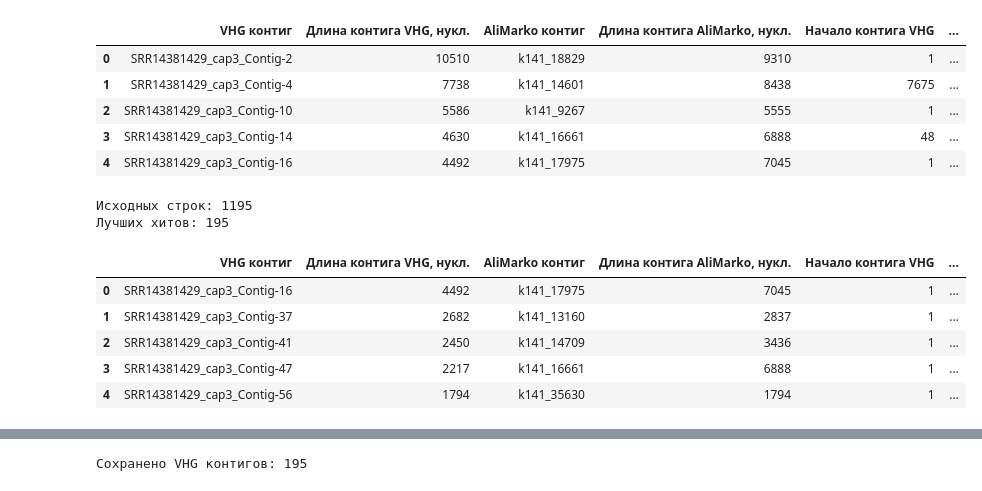
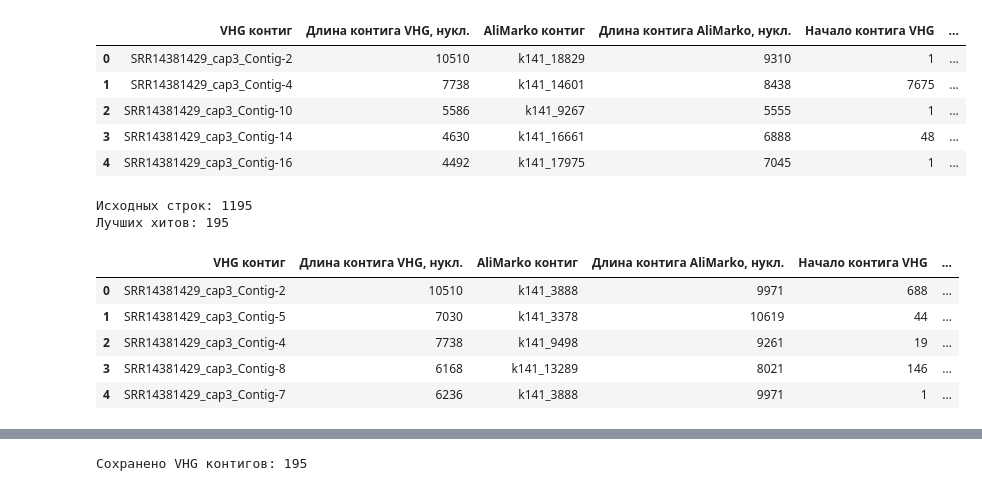
Before and after one commit to Finkonn/picorna-virome, a Jupyter notebook: miniproj/blast_vhg_vs_alimarko/visualise_vhg_vs_alimarko_comparison.ipynb, the cells around one changed output, grey strips where cells are left out. Cells and saved outputs as stored; diff of their text form; code cells hidden in the pictures.

```diff
--- a/miniproj/blast_vhg_vs_alimarko/visualise_vhg_vs_alimarko_comparison.ipynb
+++ b/miniproj/blast_vhg_vs_alimarko/visualise_vhg_vs_alimarko_comparison.ipynb
@@ -18,38 +18,34 @@ df.head()
 | 3 | SRR14381429_cap3_Contig-14 | 4630 | k141_16661 | 6888 | 48 | ... |
 | 4 | SRR14381429_cap3_Contig-16 | 4492 | k141_17975 | 7045 | 1 | ... |
 # %%
-# Покрытие AliMarko
-
 df["Покрытие контига AliMarko, %"] = (
     (df["Конец контига AliMarko"] - df["Начало контига AliMarko"]).abs() + 1
 ) / df["Длина контига AliMarko, нукл."] * 100
 
-# сортировка:
-# 1) identity по убыванию
-# 2) покрытие AliMarko по убыванию
+df["Score"] = (df["Процент идентичности, %"] * df["Покрытие контига VHG, %"] * df["Длина выравнивания, нукл."]) / 10000
 
 df_best = (
     df.sort_values(
-        ["Процент идентичности, %", "Покрытие контига VHG, %"],
+        ["Score"],
         ascending=False
     )
     .drop_duplicates(subset="VHG контиг", keep="first")
     .reset_index(drop=True)
 )
 
 print("Исходных строк:", len(df))
 print("Лучших хитов:", len(df_best))
 
 df_best.head()
 # %% [output]
 Исходных строк: 1195
 Лучших хитов: 195
 |  | VHG контиг | Длина контига VHG, нукл. | AliMarko контиг | Длина контига AliMarko, нукл. | Начало контига VHG | ... |
-| 0 | SRR14381429_cap3_Contig-16 | 4492 | k141_17975 | 7045 | 1 | ... |
-| 1 | SRR14381429_cap3_Contig-37 | 2682 | k141_13160 | 2837 | 1 | ... |
-| 2 | SRR14381429_cap3_Contig-41 | 2450 | k141_14709 | 3436 | 1 | ... |
-| 3 | SRR14381429_cap3_Contig-47 | 2217 | k141_16661 | 6888 | 1 | ... |
-| 4 | SRR14381429_cap3_Contig-56 | 1794 | k141_35630 | 1794 | 1 | ... |
+| 0 | SRR14381429_cap3_Contig-2 | 10510 | k141_3888 | 9971 | 688 | ... |
+| 1 | SRR14381429_cap3_Contig-5 | 7030 | k141_3378 | 10619 | 44 | ... |
+| 2 | SRR14381429_cap3_Contig-4 | 7738 | k141_9498 | 9261 | 19 | ... |
+| 3 | SRR14381429_cap3_Contig-8 | 6168 | k141_13289 | 8021 | 146 | ... |
+| 4 | SRR14381429_cap3_Contig-7 | 6236 | k141_3888 | 9971 | 1 | ... |
 # %%
 df_best.to_excel(
     "alimarko_vs_vhg_best_hits.xlsx",
```
Also changed, not shown: parts of 5 cells of this notebook, 7 other files.
